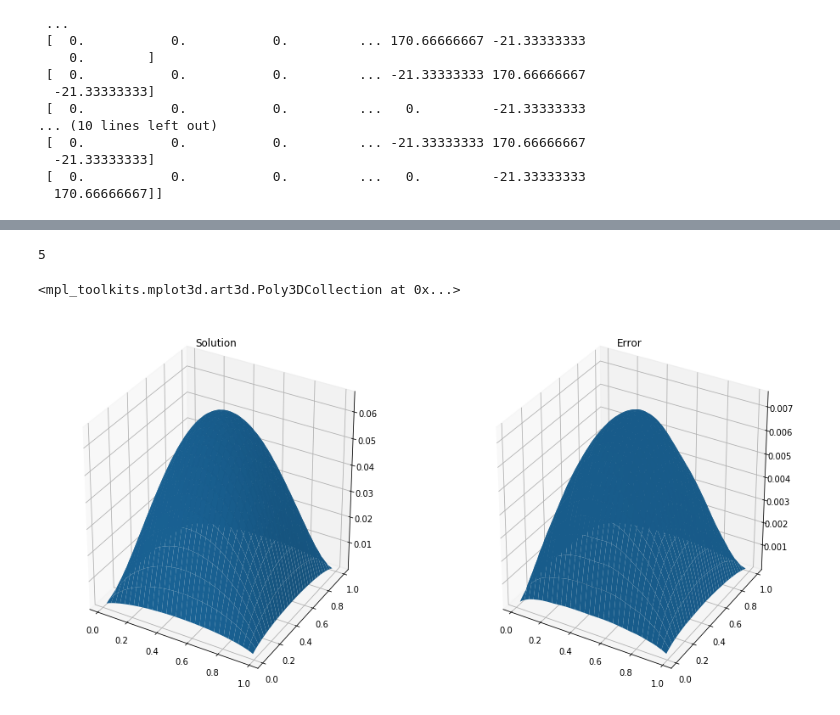
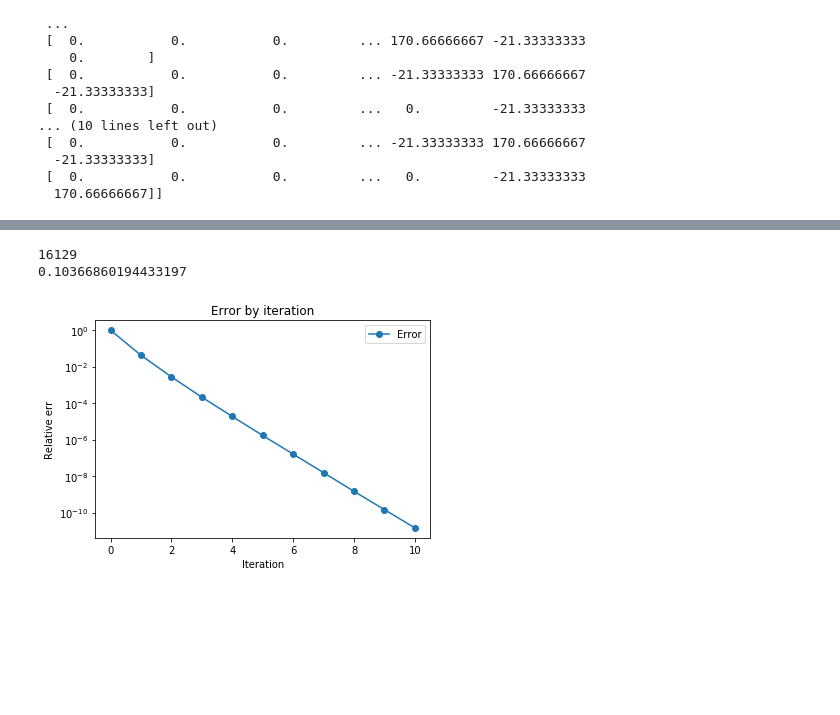
Before and after one commit to waynemitchell/teaching, a Jupyter notebook: notebooks/geometricMultigrid2D.ipynb, the cells around one changed output, grey strips where cells are left out. Cells and saved outputs as stored; diff of their text form; code cells hidden in the pictures; blank space fills up the shorter version.

```diff
--- a/notebooks/geometricMultigrid2D.ipynb
+++ b/notebooks/geometricMultigrid2D.ipynb
@@ -194,51 +166,66 @@ ax.plot_surface(X, Y, np.reshape(u,(n-1,n-1)))
 # %%
-# V-cycle
+# Fine grid problem
+n = 128 # total points in 1D (0,n are the boundary points), choose a power of 2.
+N = (n-1)*(n-1)
+A = ModelProblem2D(n)
+
+# RHS, soln, initial
+u_final = np.zeros(N)
+f = np.dot(A,u_final)
+u = np.random.rand(N)
+u_init = u.copy()
 
 # Setup the hierarchy
 n_fine = n
 num_levels = 1
 A_array = [A]
 u_array = [u]
 f_array = [f]
 P_array = []
 R_array = []
 while n_fine > 4:
     P_array.append( LinearInterpolation2D(n_fine) )
     R_array.append( RestrictionFullWeighting2D(n_fine) )
     n_fine = int(n_fine/2)
     A_array.append( ModelProblem2D(n_fine) )
     u_array.append( np.zeros((n_fine-1)*(n_fine-1)) )
     f_array.append( np.zeros((n_fine-1)*(n_fine-1)) )
     num_levels = num_levels + 1
 
-# Do the V-cycle
+# Do V-cycles
+numIterations = 10
+err = np.zeros(numIterations+1)
+err[0] = np.linalg.norm(u_final - u)
+for it in range(numIterations):
+    # Downsweep
+    for i in range(num_levels-1):
+        GaussSeidel(A_array[i],u_array[i],f_array[i]) # relax
+        f_array[i+1] = np.dot( R_array[i] , f_array[i] - np.dot(A_array[i],u_array[i]) ) # residual restriction
+        u_array[i+1].fill(0)
 
-# Downsweep
-for i in range(num_levels-1):
-    GaussSeidel(A_array[i],u_array[i],f_array[i]) # relax
-    f_array[i+1] = np.dot( R_array[i] , f_array[i] - np.dot(A_array[i],u_array[i]) ) # residual restriction
-    u_array[i+1].fill(0)
+    u_array[num_levels-1] = np.linalg.solve(A_array[num_levels-1], f_array[num_levels-1]) # coarse-grid solve
 
-u_array[num_levels-1] = np.linalg.solve(A_array[num_levels-1], f_array[num_levels-1]) # coarse-grid solve
+    for i in range(num_levels - 2, -1, -1):
+        u_array[i] = u_array[i] + np.dot(P_array[i],u_array[i+1]) # interpolate and add correction
+        GaussSeidel(A_array[i],u_array[i],f_array[i]) # relax
 
-for i in range(num_levels - 2, -1, -1):
-    u_array[i] = u_array[i] + np.dot(P_array[i],u_array[i+1]) # interpolate and add correction
-    GaussSeidel(A_array[i],u_array[i],f_array[i]) # relax
+    err[it+1] = np.linalg.norm(u_final - u_array[0])
 
 u = u_array[0]
 
-# Plots
-X, Y = np.meshgrid(np.arange(1.0/n,1.0,1.0/n),np.arange(1.0/n,1.0,1.0/n))
-fig = plt.figure(figsize=2*plt.figaspect(0.5))
-# Solution
-ax = fig.add_subplot(1, 2, 1, projection='3d')
-plt.title('Solution')
-ax.plot_surface(X, Y, np.reshape(u,(n-1,n-1)))
-# Error
-ax = fig.add_subplot(1, 2, 2, projection='3d')
-plt.title('Error')
-ax.plot_surface(X, Y, np.reshape(u_final - u,(n-1,n-1)))
+# Plot error by iteration
+plt.figure()
+plt.title('Error by iteration')
+plt.xlabel('Iteration')
+plt.ylabel('Relative err')
+plt.semilogy(err/err[0],'-o')
+plt.legend(['Error'])
+
+# Print convergence factor
+CF = np.prod(err[1:len(err)-1]/err[0:len(err)-2])**(1.0/numIterations)
+print(N)
+print(CF)
 # %% [output]
-5
+16129
+0.10366860194433197
-<mpl_toolkits.mplot3d.art3d.Poly3DCollection at 0x...>
-[figure, old version]
+[figure, new version]
```
Also changed, not shown: parts of 9 cells of this notebook, 9 other files.
